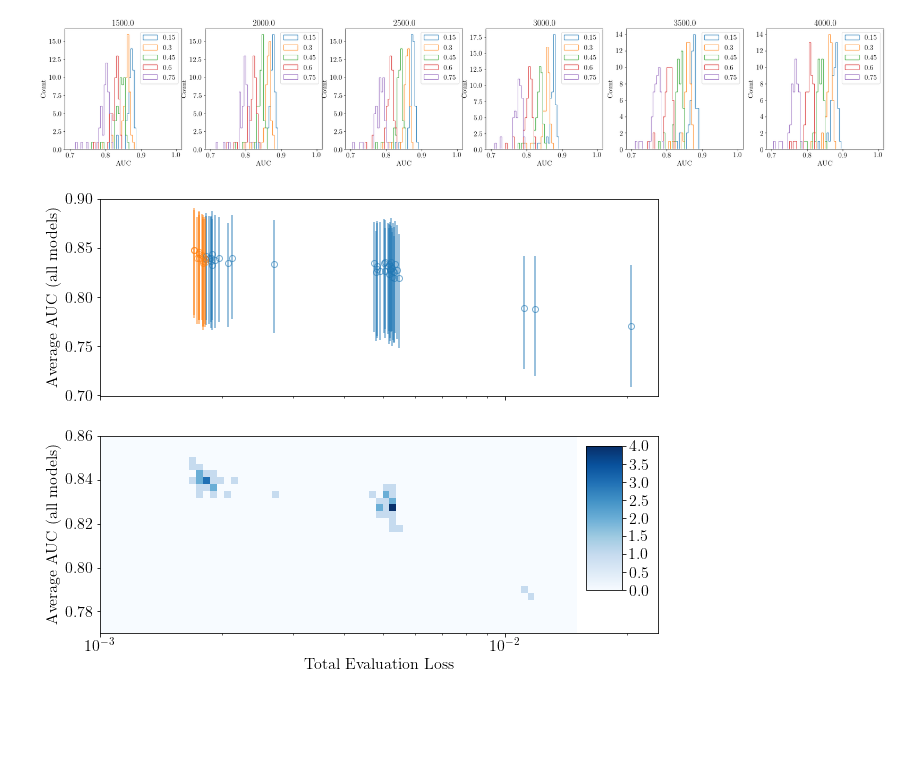
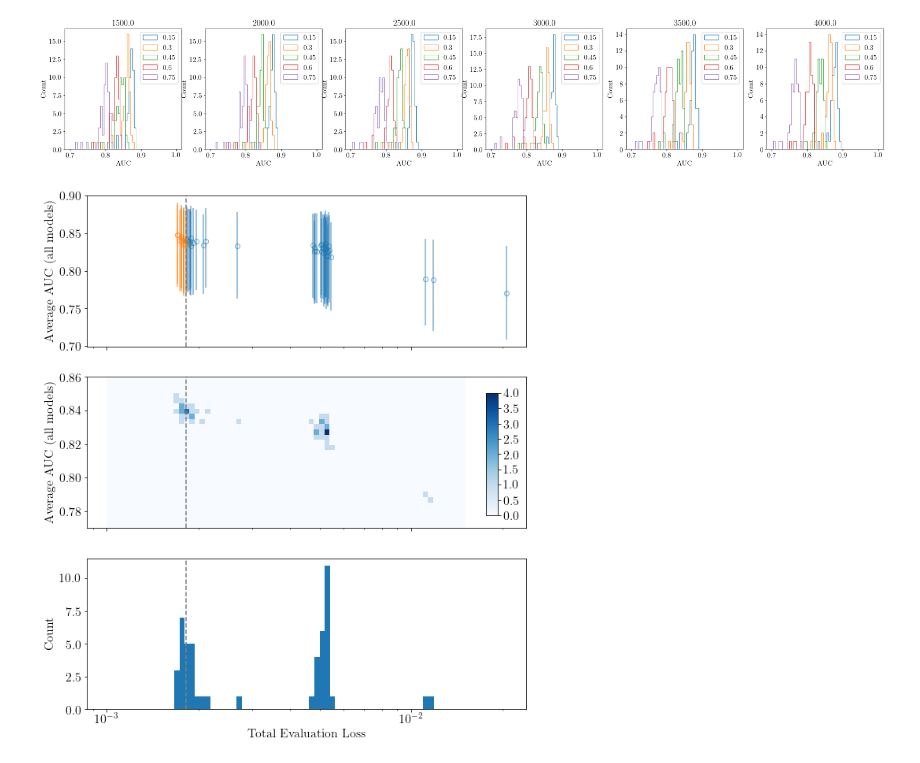
Before and after one commit to luclepot/SVJ, a Jupyter notebook: full_method.ipynb, the cells around one changed output. Drawn from its saved outputs; the diff is of its cells as text; code cells hidden in the pictures; blank space fills up the shorter version.

Commit message:
add loss hist

```diff
--- a/full_method.ipynb
+++ b/full_method.ipynb
@@ -174,36 +174,48 @@ model_acceptance_fraction_ = 25
 N = int(0.01*model_acceptance_fraction_*len(res))
 keep = res.sort_values('total_loss').head(N)
 
-fig, axes = plt.subplots(2, 1, figsize=(10,8), sharex=True)
+fig, axes = plt.subplots(3, 1, figsize=(10,12), sharex=True)
 
 x = res.set_index('filename').total_loss.sort_index()
 y = res_aucs.mean()
 yerr = np.asarray([(res_aucs.mean() - res_aucs.min()).values, (res_aucs.max()- res_aucs.mean()).values])
 colors = np.asarray(list(map(lambda x: 'tab:blue' if not x else 'tab:orange', res_aucs.mean().index.isin(keep.filename))))
 
 for color in np.unique(colors):
     idx = colors == color
     axes[0].errorbar(
         x[idx], y[idx], fmt='o', fillstyle='none', alpha=0.6,
         yerr=yerr[:,idx], color=color
     )
 # plt.xlim(0.0015, .0025)
-cax = fig.add_axes([.8, 0.2, 0.05, 0.25])
+wid = .18
+cax = fig.add_axes([.83, 0.5 - wid/2, 0.02, wid])
 
 axes[0].set_xscale('log')
 axes[0].set_xticks([1e-3, 5e-3, 1e-2, 5e-2])
 formatter = LogFormatter(labelOnlyBase=False, minor_thresholds=(2, 0.4))
 axes[0].get_xaxis().set_minor_formatter(formatter)
 axes[0].set_ylabel('Average AUC (all models)')
 
-cnts, xr, yr = np.histogram2d(x, y, bins=(np.logspace(np.log10(.001), np.log10(0.015), 70), np.linspace(0.77, .86, 30)))
+
+xbins, ybins = np.logspace(np.log10(.001), np.log10(0.015), 70), np.linspace(0.77, .86, 30)
+cnts, xr, yr = np.histogram2d(x, y, bins=(xbins, ybins))
 xm, ym = np.meshgrid(xr, yr)
 im = axes[1].pcolormesh(xm, ym, cnts.T, cmap='Blues')
-axes[1].set_xlabel('Total Evaluation Loss')
+# axes[1].set_xlabel('Total Evaluation Loss')
 axes[1].set_ylabel('Average AUC (all models)')
 axes[1].set_xscale('log')
 fig.colorbar(im, cax=cax, orientation='vertical')
+
+axes[2].hist(res.total_loss, bins=xbins)
+axes[2].set_xscale('log')
+axes[2].set_ylabel('Count')
+axes[2].set_xlabel('Total Evaluation Loss')
+
+for ax in axes:
+    ax.axvline(keep.total_loss.max(), color='tab:grey', ls='--')
+
 # plt.colorbar()
 plt.show()
 # %% [output]
-[figure, old version]
+[figure, new version]
```
